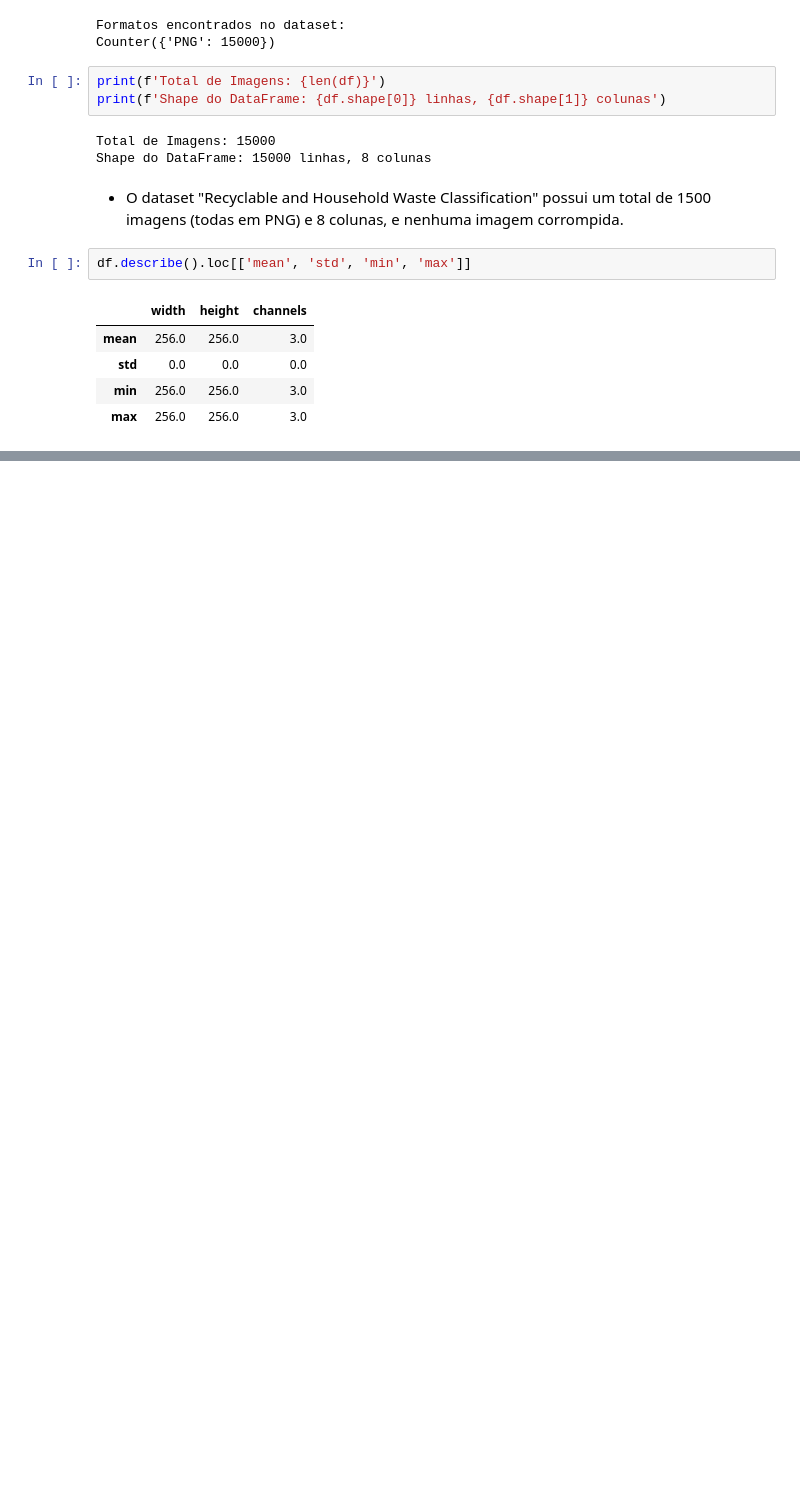
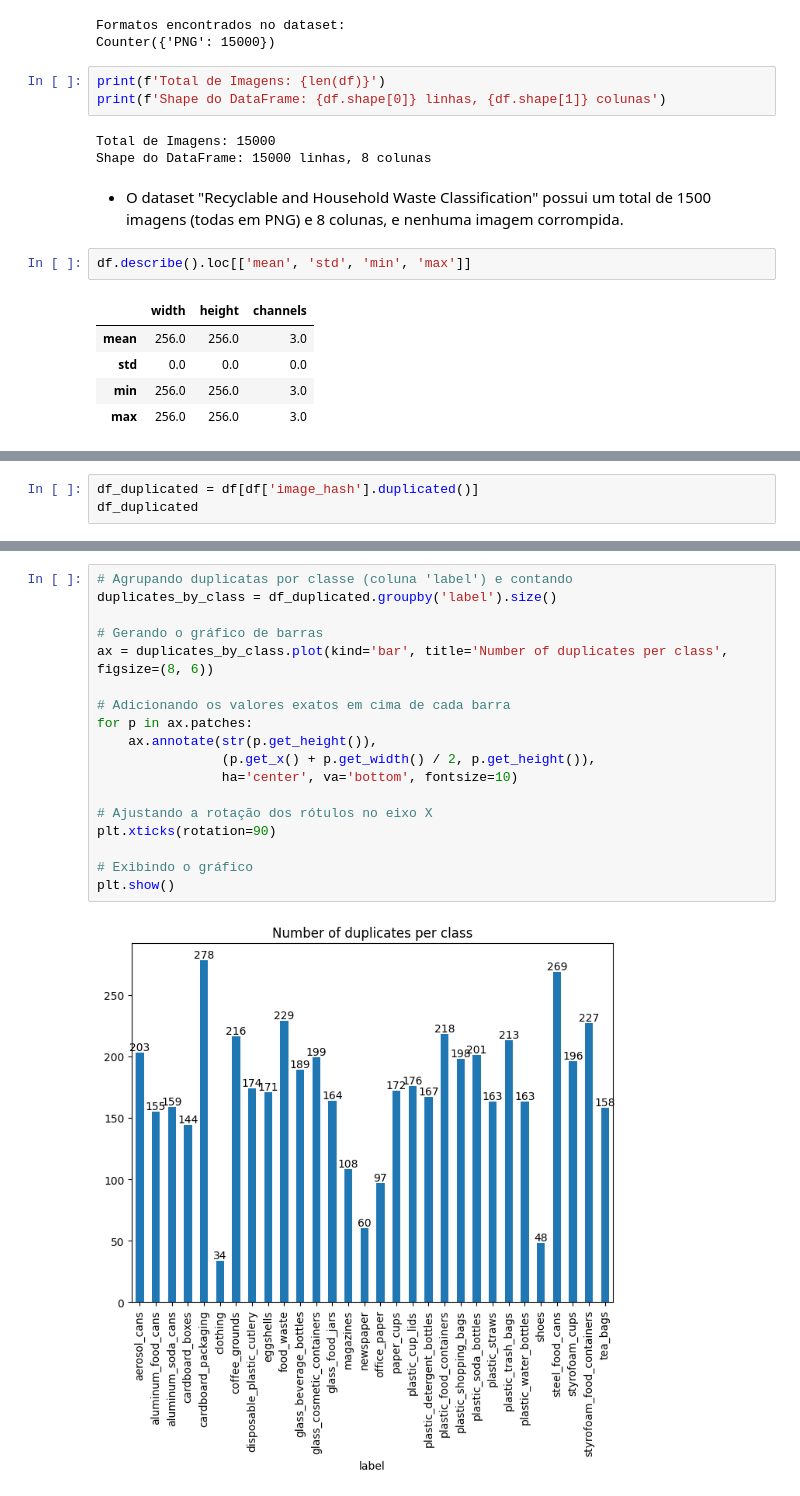
Before and after one commit to josyelemalencar-hub/Avanti-Bootcamp, a Jupyter notebook: Equipe_2ipynb.ipynb, the cells around one changed output, grey strips where cells are left out. Cells and saved outputs as stored; diff of their text form; blank space fills up the shorter version.

```diff
--- a/Equipe_2ipynb.ipynb
+++ b/Equipe_2ipynb.ipynb
@@ -255,0 +264,3 @@ distribuição das classes está equilibrada, pois todas apresentam a mesma quan
+# %%
+df_duplicated = df[df['image_hash'].duplicated()]
+df_duplicated
@@ -255,0 +314,20 @@ distribuição das classes está equilibrada, pois todas apresentam a mesma quan
+# %%
+# Agrupando duplicatas por classe (coluna 'label') e contando
+duplicates_by_class = df_duplicated.groupby('label').size()
+
+# Gerando o gráfico de barras
+ax = duplicates_by_class.plot(kind='bar', title='Number of duplicates per class', figsize=(8, 6))
+
+# Adicionando os valores exatos em cima de cada barra
+for p in ax.patches:
+    ax.annotate(str(p.get_height()),
+                (p.get_x() + p.get_width() / 2, p.get_height()),
+                ha='center', va='bottom', fontsize=10)
+
+# Ajustando a rotação dos rótulos no eixo X
+plt.xticks(rotation=90)
+
+# Exibindo o gráfico
+plt.show()
+# %% [output]
+[figure, added]
```
Also changed, not shown: parts of 11 cells of this notebook.
